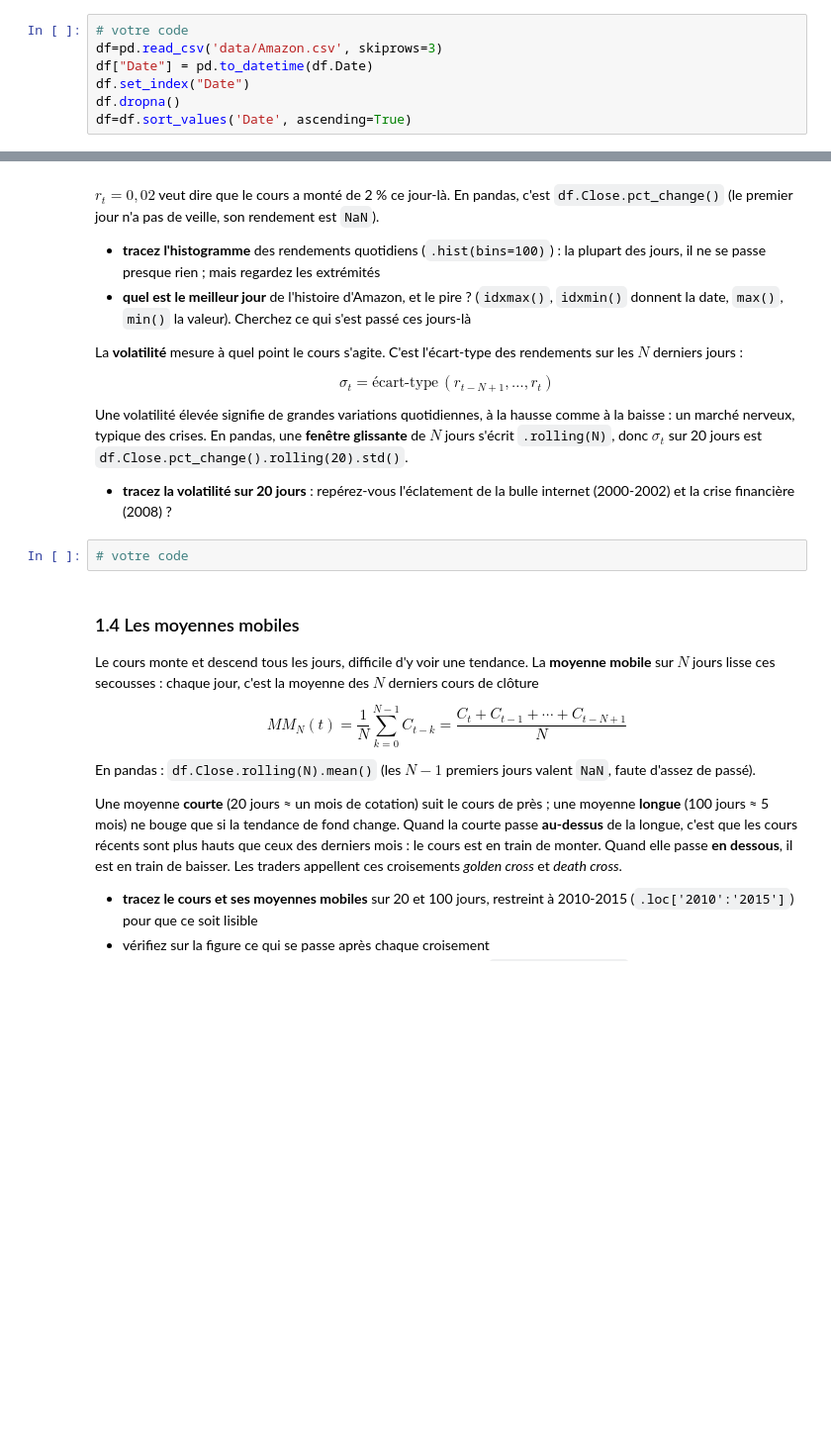
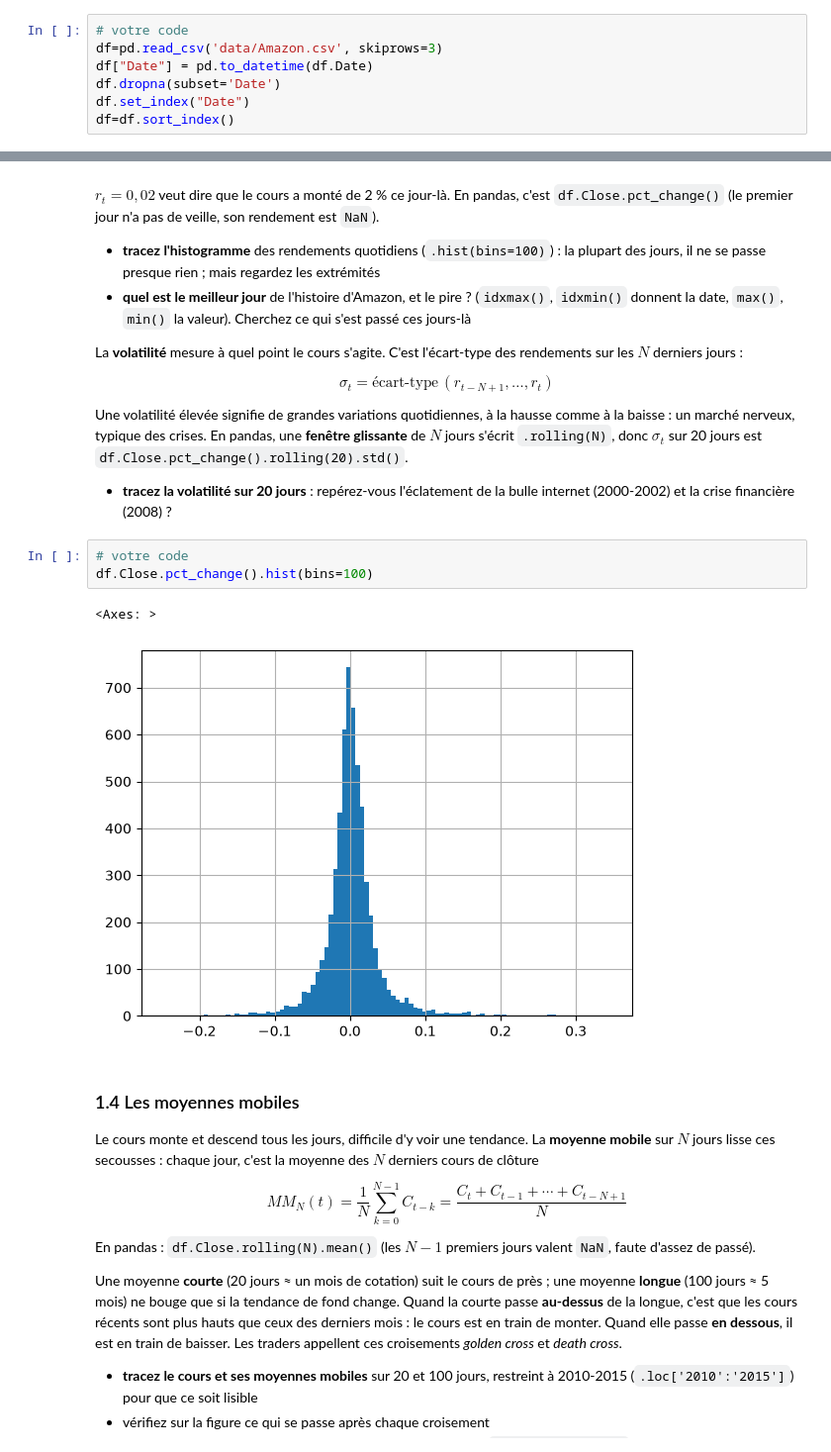
Before and after one commit to SIMVIA-lucas-sovre/projet-trading-pandas, a Jupyter notebook: groupe-5.ipynb, the cells around one changed output, grey strips where cells are left out. Shown at 99% size. Saved outputs shown, nothing was run; the diff lists cells and outputs as text; blank space fills up the shorter version.

```diff
--- a/groupe-5.ipynb
+++ b/groupe-5.ipynb
@@ -72,9 +72,9 @@ Rappels utiles : `pd.read_csv(..., skiprows=)`, `pd.to_datetime()`, `dropna(subs
 # votre code
 df=pd.read_csv('data/Amazon.csv', skiprows=3)
 df["Date"] = pd.to_datetime(df.Date)
+df.dropna(subset='Date')
 df.set_index("Date")
-df.dropna()
-df=df.sort_values('Date', ascending=True)
+df=df.sort_index()
 # %% [markdown]
 Vérifiez votre travail : les trois valeurs ci-dessous doivent être `datetime64[ns]`, `False`, `True`.
 # %%
@@ -127,6 +154,10 @@ En pandas, une **fenêtre glissante** de $N$ jours s'écrit `.rolling(N)`, donc
 - **tracez la volatilité sur 20 jours** : repérez-vous l'éclatement de la bulle internet (2000-2002) et la crise financière (2008) ?
 # %%
 # votre code
+df.Close.pct_change().hist(bins=100)
+# %% [output]
+<Axes: >
+[figure, added]
 # %% [markdown]
 ### 1.4 Les moyennes mobiles
 
```
Also changed, not shown: parts of 5 cells of this notebook.
